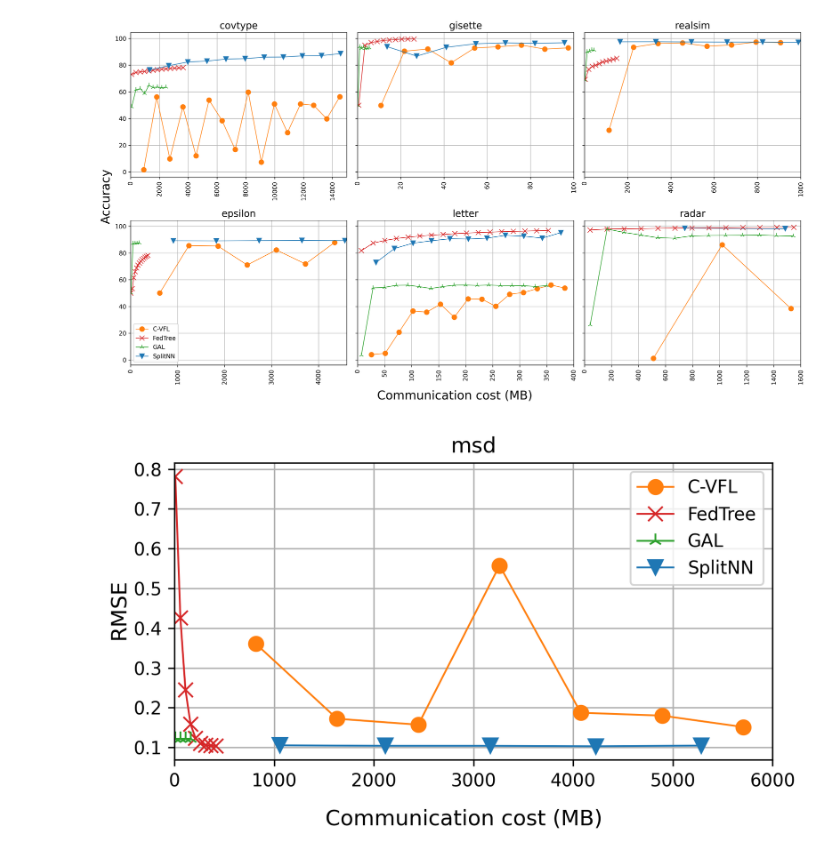
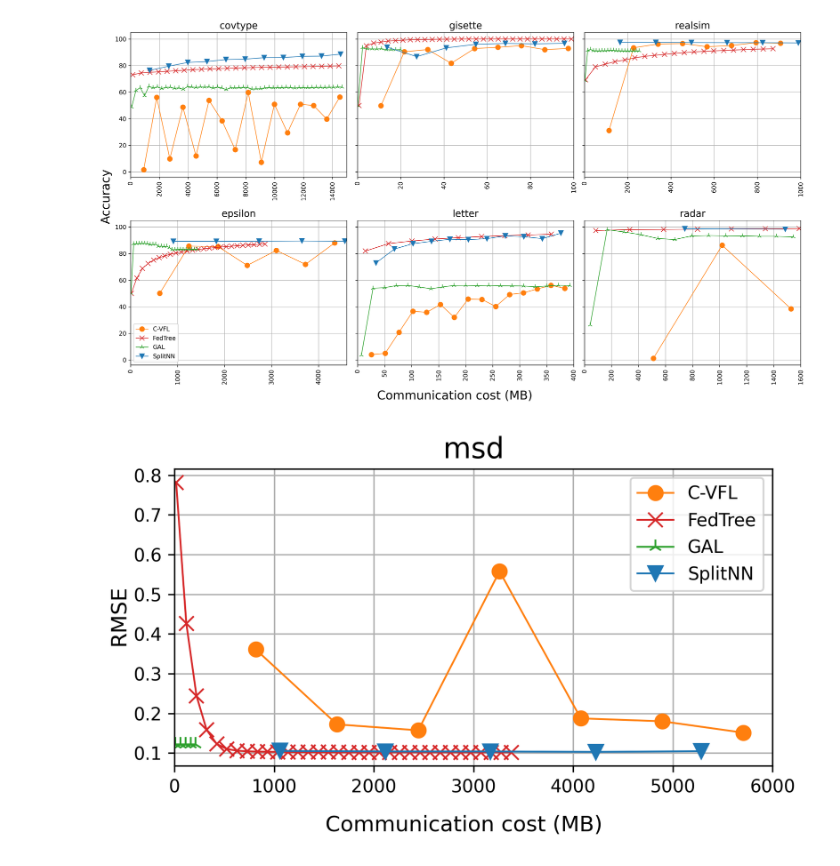
Before and after one commit to Xtra-Computing/VertiBench, a Jupyter notebook: comm-acc.ipynb, the cells around one changed output. Saved outputs shown, nothing was run; the diff lists cells and outputs as text; code cells hidden in the pictures.

```diff
--- a/comm-acc.ipynb
+++ b/comm-acc.ipynb
@@ -24,13 +24,13 @@ sizes = {
         "radar": (2088.167953491211, 1044.0839767456055, 1044.0839767456055)
     },
     "FedTree": {
-        "covtype": (3725.238800048828, 1.708984375, 3723.529815673828),
-        "msd": (424.95880126953125, 0.4150390625, 424.54376220703125),
-        "gisette": (28.38134765625, 22.88818359375, 5.4931640625),
-        "realsim": (162.1356964111328, 95.93505859375, 66.20063781738281),
-        "epsilon": (375.3662109375, 9.1552734375, 366.2109375),
-        "letter": (360.2294921875, 3.173828125, 357.0556640625),
-        "radar": (2093.722152709961, 5.55419921875, 2088.167953491211)
+        "covtype": (7448.768615722656, 1.708984375, 7447.059631347656),
+        "msd": (849.5025634765625, 0.4150390625, 849.0875244140625),
+        "gisette": (33.87451171875, 22.88818359375, 10.986328125),
+        "realsim": (228.33633422851562, 95.93505859375, 132.40127563476562),
+        "epsilon": (741.5771484375, 9.1552734375, 732.421875),
+        "letter": (717.28515625, 3.173828125, 714.111328125),
+        "radar": (4181.890106201172, 5.55419921875, 4176.335906982422)
     },
     "SplitNN": {
         "covtype": (66225.57907104492, 33112.78953552246, 33112.78953552246),
@@ -63,7 +63,7 @@ def read_dataset(name):
                     acc = acc * 100
             accs.append(acc)
 
-        result.append((d, name, epochs[:50], accs[:50]))
+        result.append((d, name, epochs[:199], accs[:199]))
     return result
 
 def epoch_to_MB(epochs, dataset, algo):
@@ -121,8 +121,8 @@ def draw(dataset, ax):
                 epochs = epochs[::5]
                 accs = accs[::5]
             if algo in ['GAL']:
-                epochs = epochs[::8]
-                accs = accs[::8]
+                epochs = epochs[::20]
+                accs = accs[::20]
 
         if dataset == "radar":
             epochs = [x for x in epochs if x <= 1600]
@@ -139,12 +139,9 @@ def draw(dataset, ax):
             # ax.xlim(0, 1000)
             ax.axis(xmin=0, xmax=1000)
             # sparse the points
-            if algo in ["FedTree"]:
-                epochs = epochs[::5]
-                accs = accs[::5]
-            if algo in ['GAL']:
-                epochs = epochs[::8]
-                accs = accs[::8]
+            if algo in ["FedTree", 'GAL']:
+                epochs = epochs[::10]
+                accs = accs[::10]
 
         if dataset == "covtype":
             epochs = [x for x in epochs if x <= 15000]
@@ -161,11 +158,11 @@ def draw(dataset, ax):
             # ax.xlim(0, 4600)
             ax.axis(xmin=0, xmax=4600)
             if algo in ["FedTree"]:
-                epochs = epochs[::4]
-                accs = accs[::4]
+                epochs = epochs[::8]
+                accs = accs[::8]
             if algo in ['GAL']:
-                epochs = epochs[::6]
-                accs = accs[::6]
+                epochs = epochs[::8]
+                accs = accs[::8]
 
         if dataset == "msd":
             epochs = [x for x in epochs if x <= 6000]
@@ -176,37 +173,37 @@ def draw(dataset, ax):
                 epochs = epochs[::6]
                 accs = accs[::6]
             if algo in ['GAL']:
-                epochs = epochs[::6]
-                accs = accs[::6]
+                epochs = epochs[:30:6]
+                accs = accs[:30:6]
 
         ax.tick_params(axis='x', rotation=90, labelsize=10)
         ax.tick_params(axis='y', labelsize=10)
         ax.plot(epochs, accs, label=algo, marker=markers[algo], markersize=8, linewidth=1, color=colors[algo])
 
 
     ax.set_title(dataset, fontsize=16)
     ax.grid(True)
 
 datasets = ["covtype", "gisette", "realsim", "epsilon", "letter", "radar"]
 fig, axs = plt.subplots(2, 3,figsize=(20, 10), sharey=True, gridspec_kw={'wspace': 0.05, 'hspace': 0.3}, dpi=300)
 
 # 在每个子图中绘制数据集
 for i, dataset in enumerate(datasets):
     row = i // 3
     col = i % 3
     ax = axs[row, col]
     draw(dataset, ax)
     if dataset == "msd":
         ax.set_ylabel("RMSE", fontsize=16)
 
 axs[1, 0].legend()
 # fig.suptitle("Accuracy and communication cost of different algorithms on different datasets", y=1.03)
 fig.supxlabel('Communication cost (MB)', x=0.5, y=0.025, fontsize=20)
 fig.supylabel('Accuracy', x=0.09, y=0.5, fontsize=20)
 fig.savefig(f"communication_accuracy.png", bbox_inches='tight', dpi=300)
 plt.show()
 # %% [output]
-[figure, old version]
+[figure, new version]
 # %%
 fig, axs = plt.subplots(1,1,figsize=(6, 3), sharey=True, gridspec_kw={'wspace': 0.05, 'hspace': 0.3}, dpi=300)
 
@@ -218,4 +215,4 @@ fig.supxlabel("Communication cost (MB)", y=-0.07)
 fig.savefig("communication_rmse.png", bbox_inches='tight', dpi=300)
 fig.show()
 # %% [output]
-[figure, old version]
+[figure, new version]
```
Also changed, not shown: 2 other files.
